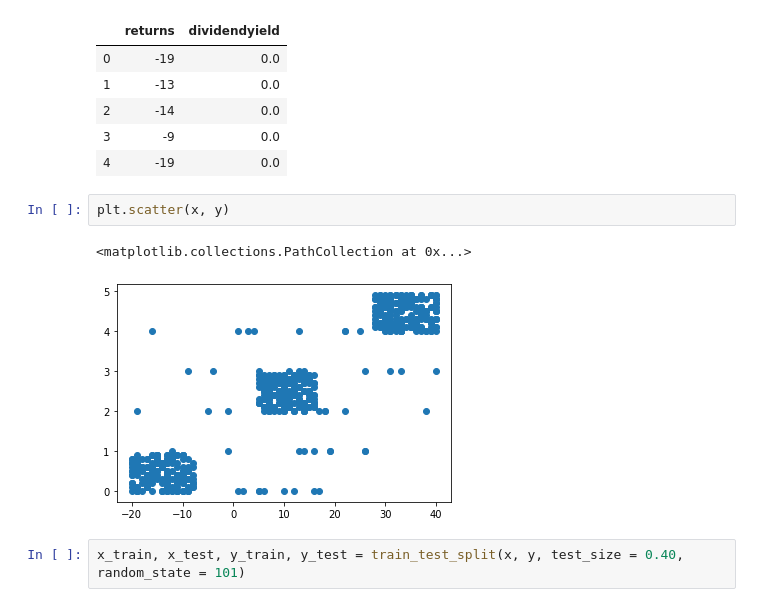
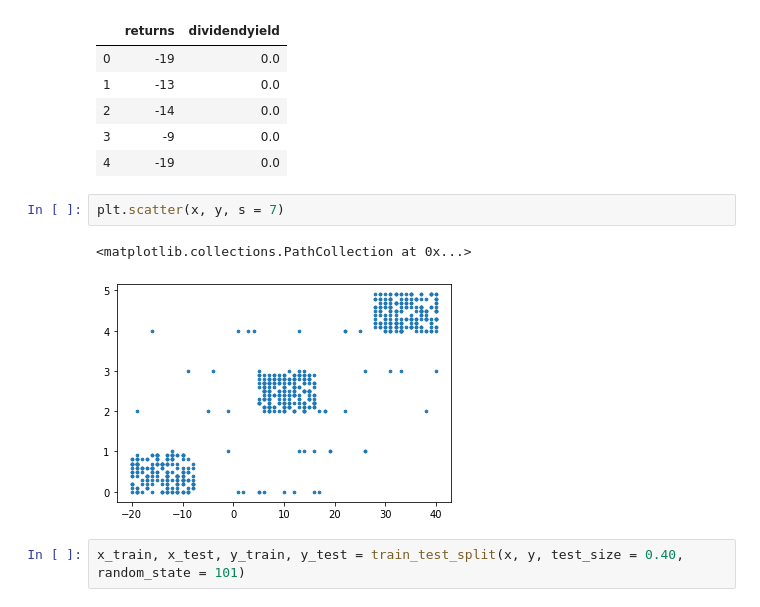
Before and after one commit to lucas-galvao/Backup, a Jupyter notebook: Machine Learning/Jupyter/Cluster.ipynb, the cells around one changed output. Drawn from its saved outputs; the diff is of its cells as text.

```diff
--- a/Machine Learning/Jupyter/Cluster.ipynb
+++ b/Machine Learning/Jupyter/Cluster.ipynb
@@ -34,10 +34,10 @@ data.head()
 | 3 | -9 | 0.0 |
 | 4 | -19 | 0.0 |
 # %%
-plt.scatter(x, y)
+plt.scatter(x, y, s = 7)
 # %% [output]
 <matplotlib.collections.PathCollection at 0x...>
-[figure, old version]
+[figure, new version]
 # %%
 x_train, x_test, y_train, y_test = train_test_split(x, y, test_size = 0.40, random_state = 101)
 # %%
```
Also changed, not shown: parts of 3 cells of this notebook, 4 other files.
